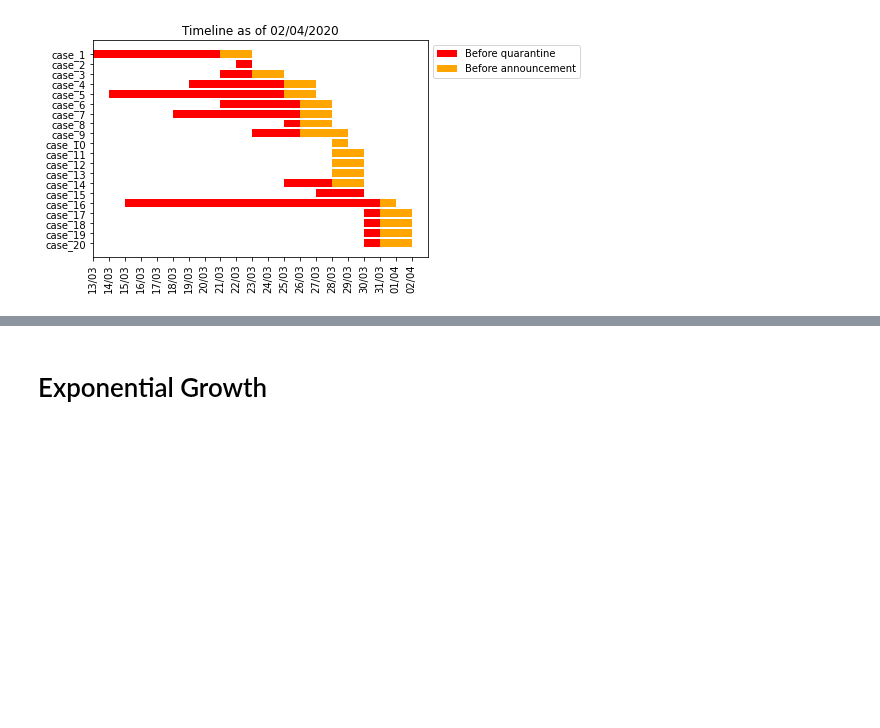
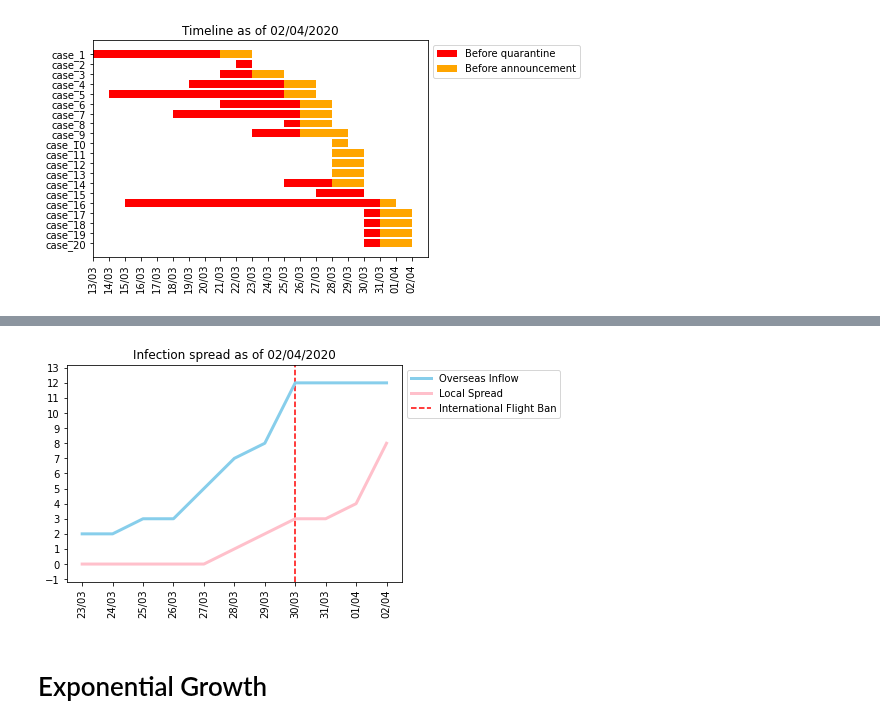
Before and after one commit to finerbrighterlighter/myanmar_covid19, a Jupyter notebook: exponential_growth.ipynb, the cells around one changed output, grey strips where cells are left out. Drawn from its saved outputs; the diff is of its cells as text; code cells hidden in the pictures; blank space fills up the shorter version.

```diff
--- a/exponential_growth.ipynb
+++ b/exponential_growth.ipynb
@@ -139,3 +163,24 @@ files.download(pp)
+# %%
+xindex = np.arange(len(pd.date_range(start=spread_trend_df.date.min(), end=spread_trend_df.date.max())))
+
+plt.xticks(xindex,pd.date_range(start=spread_trend_df.date.min(), end=spread_trend_df.date.max()).strftime('%d/%m'), fontsize=10, rotation=90)
+plt.gca().yaxis.set_major_locator(mticker.MultipleLocator(1))
+
+plt.margins(y=0.1)
+
+air_close = plt.axvline(x=7, color="red", linestyle="--")
+overseas_inflow = plt.plot(xindex, spread_trend_df["overseas_inflow"], color="skyblue",linewidth=3.0)
+local_spread = plt.plot(xindex, spread_trend_df["local_spread"], color="pink", linewidth=3.0)
+
+plt.title("Infection spread as of "+str(spread_trend_df.date.max().strftime("%d/%m/%Y")))
+plt.legend((overseas_inflow[0],local_spread[0],air_close), ("Overseas Inflow", "Local Spread","International Flight Ban"),loc='upper left', bbox_to_anchor=(1, 1))
+
+spread = str(df["ann_date"][df.index[-1]])+"_spread.svg"
+plt.savefig(spread, bbox_inches = "tight")
+plt.show()
+files.download(spread)
+# %% [output]
+[figure, added]
 # %% [markdown]
 # Exponential Growth
 # %%
```
Also changed, not shown: parts of 15 cells of this notebook.
